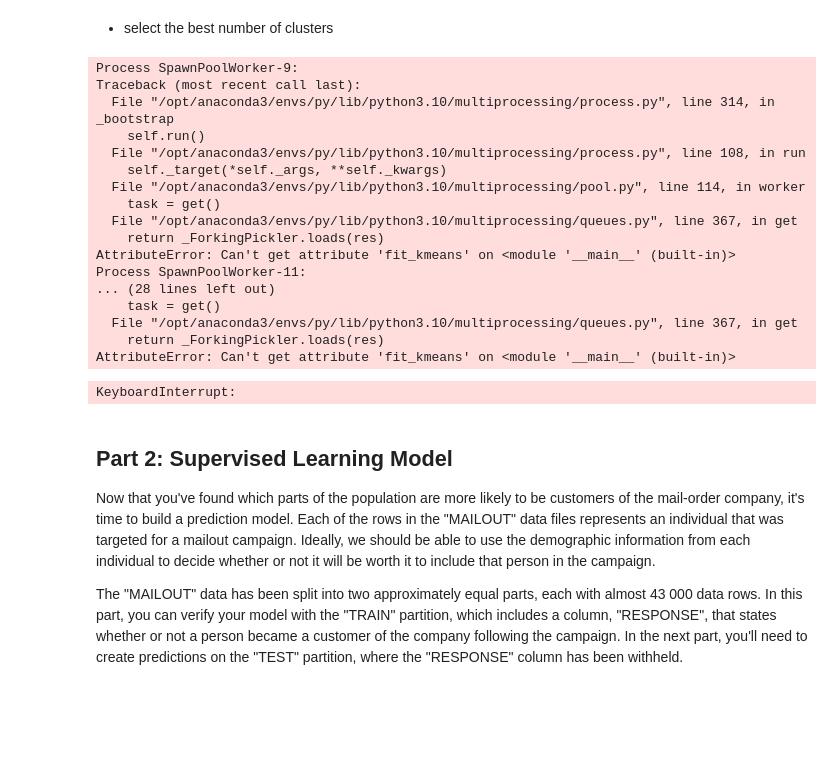
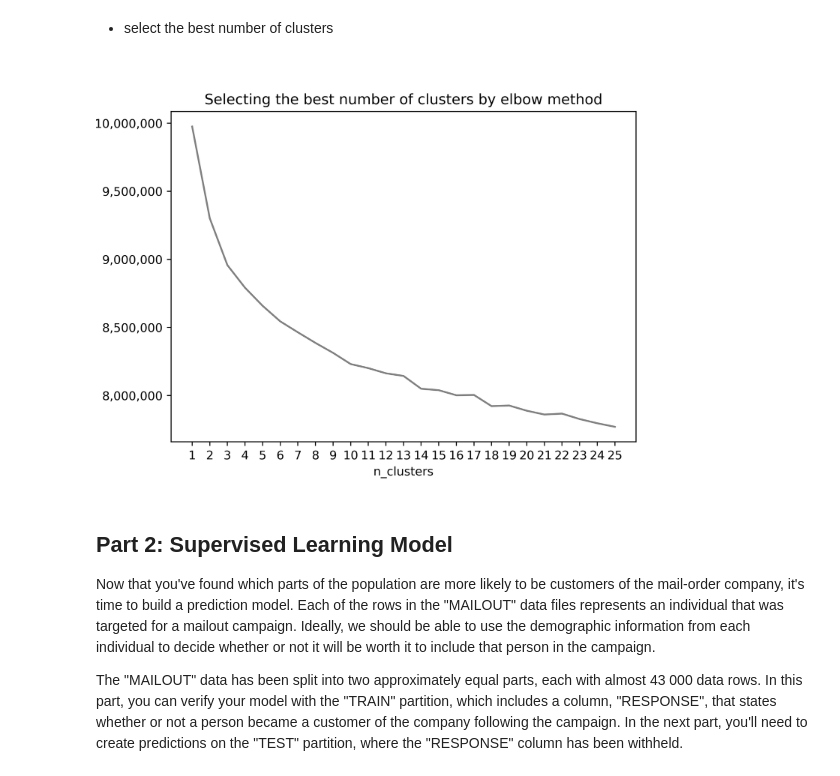
Before and after one commit to jaeyoun-chang/u_city_capstone, a Jupyter notebook: Arvato_Project_Workbook.ipynb, the cells around one changed output. Drawn from its saved outputs; the diff is of its cells as text; code cells hidden in the pictures; blank space fills up the shorter version.

Commit message:
cluster

```diff
--- a/Arvato_Project_Workbook.ipynb
+++ b/Arvato_Project_Workbook.ipynb
@@ -1858,62 +1283,22 @@ plot_silhouette(blobs)
-# %%
-
-
-# Assuming you have a pandas DataFrame called 'azdias_228' with shape (785421, 228)
-
-# Step 3: Apply K-means clustering
-k = 5  # Specify the number of clusters
-kmeans = KMeans(n_clusters=k)
-clusters = kmeans.fit_predict(azdias_228)
-
-# Step 4: Compute silhouette scores
-silhouette_avg = silhouette_score(azdias_228, clusters)
-sample_silhouette_values = silhouette_samples(azdias_228, clusters)
-
-# Step 5: Sort data points and clusters
-sorted_silhouette_values = np.argsort(sample_silhouette_values)[::-1]
-
-# Step 6: Plot the silhouette diagram
-fig, ax = plt.subplots()
-y_lower = 10  # Adjust this value based on your data
-for i, cluster in enumerate(sorted_silhouette_values):
-    cluster_silhouette_values = sample_silhouette_values[cluster]
-    size_cluster = cluster_silhouette_values.shape[0]
-    y_upper = y_lower + size_cluster
-
-    ax.fill_betweenx(np.arange(y_lower, y_upper),
-                     0, cluster_silhouette_values,
-                     alpha=0.7)
-
-    ax.text(-0.05, y_lower + 0.5 * size_cluster, str(i + 1))
-    y_lower = y_upper + 10  # Add some padding between clusters
-
-ax.set_xlabel("Silhouette coefficient values")
-ax.set_ylabel("Cluster labels")
-ax.set_title("Silhouette diagram for K-means clustering (k={})".format(k))
-ax.axvline(x=silhouette_avg, color="red", linestyle="--")
-ax.yaxis.set(ticks=[])
-ax.xaxis.set(ticks=[-1, -0.8, -0.6, -0.4, -0.2, 0, 0.2, 0.4, 0.6, 0.8, 1])
-
-plt.show()
-# %% [output]
-Process SpawnPoolWorker-9:
-Traceback (most recent call last):
-  File "/opt/anaconda3/envs/py/lib/python3.10/multiprocessing/process.py", line 314, in _bootstrap
-    self.run()
-  File "/opt/anaconda3/envs/py/lib/python3.10/multiprocessing/process.py", line 108, in run
-    self._target(*self._args, **self._kwargs)
-  File "/opt/anaconda3/envs/py/lib/python3.10/multiprocessing/pool.py", line 114, in worker
-    task = get()
-  File "/opt/anaconda3/envs/py/lib/python3.10/multiprocessing/queues.py", line 367, in get
-    return _ForkingPickler.loads(res)
-AttributeError: Can't get attribute 'fit_kmeans' on <module '__main__' (built-in)>
-Process SpawnPoolWorker-11:
-... (28 lines left out)
-    task = get()
-  File "/opt/anaconda3/envs/py/lib/python3.10/multiprocessing/queues.py", line 367, in get
-    return _ForkingPickler.loads(res)
-AttributeError: Can't get attribute 'fit_kmeans' on <module '__main__' (built-in)>
-KeyboardInterrupt:
+# %%
+# inertia_list = []
+# for i in tqdm(range(1, 26)):
+#     kmeans = KMeans(n_clusters = i, init = 'k-means++', n_init = 10)
+#     kmeans.fit(azdias_228.sample(30000))
+#     inertia_list.append(kmeans.inertia_)
+
+# plt.figure(figsize=(7, 5))
+# plt.plot(range(1, 26), inertia_list, color = 'grey')
+# plt.title('Selecting the best number of clusters by elbow method')
+# plt.xlabel('n_clusters')
+# plt.xticks(list(range(1, 26)))
+# plt.ylabel('inertia')
+# plt.gca().yaxis.set_major_formatter(ticker.StrMethodFormatter('{x:,.0f}'))
+# plt.savefig('cluster_number_elbow.png', dpi=500);
+
+Image ('cluster_number_elbow.png', width = 600, height = 400)
+# %% [output]
+[figure, added]
 # %% [markdown]
 ## Part 2: Supervised Learning Model
 
```
Also changed, not shown: parts of 73 cells of this notebook, 3 other files.
